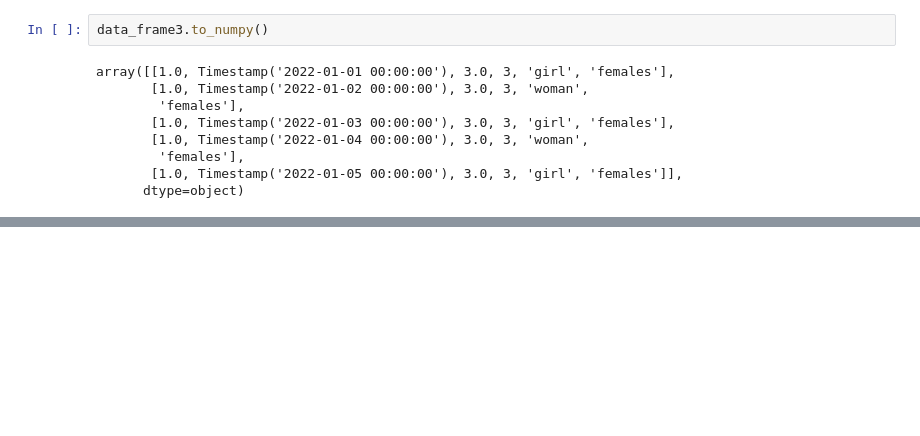
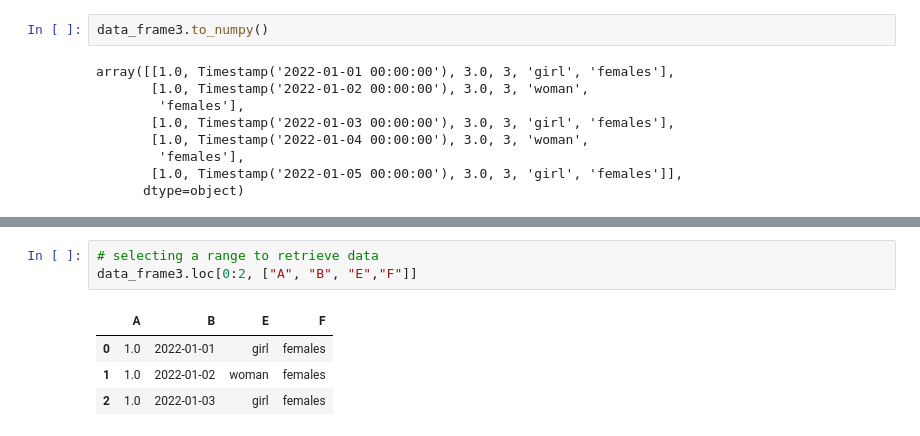
Before and after one commit to abid-2362/python-ka-chilla, a Jupyter notebook: sessions/27/27_b_pandas.ipynb, the cells around one changed output, grey strips where cells are left out. Drawn from its saved outputs; the diff is of its cells as text; blank space fills up the shorter version.

```diff
--- a/sessions/27/27_b_pandas.ipynb
+++ b/sessions/27/27_b_pandas.ipynb
@@ -270,0 +289,8 @@ sample_data_frame[0:4].sort_index(axis=1, ascending=True)
+# %%
+# selecting a range to retrieve data
+data_frame3.loc[0:2, ["A", "B", "E","F"]]
+# %% [output]
+|  | A | B | E | F |
+| 0 | 1.0 | 2022-01-01 | girl | females |
+| 1 | 1.0 | 2022-01-02 | woman | females |
+| 2 | 1.0 | 2022-01-03 | girl | females |
```
Also changed, not shown: parts of 15 cells of this notebook, 1 other file.
